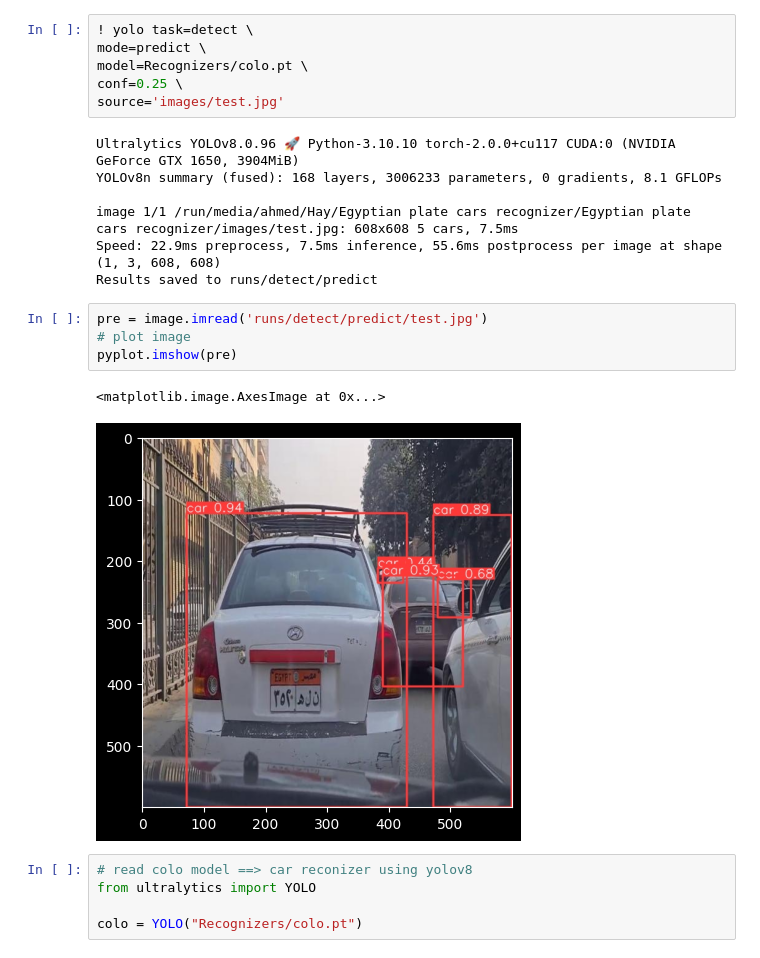
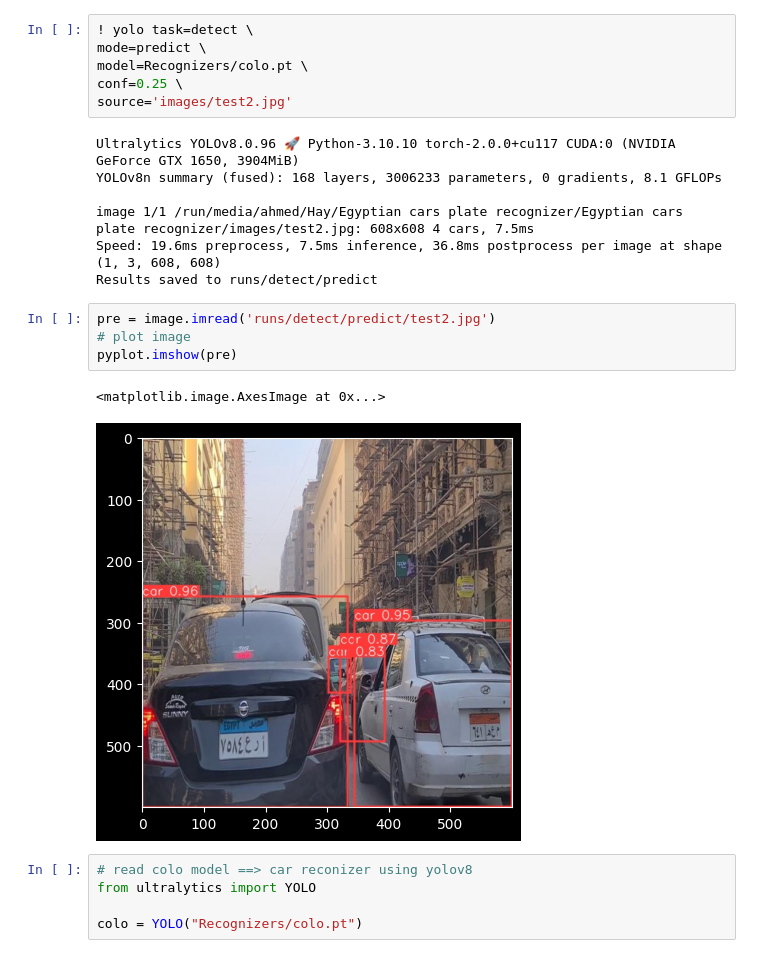
Before and after one commit to AhPro7/Egyptian-plate-cars-recognizer, a Jupyter notebook: cars_model.ipynb, the cells around one changed output. Drawn from its saved outputs; the diff is of its cells as text.

```diff
--- a/cars_model.ipynb
+++ b/cars_model.ipynb
@@ -17,21 +17,21 @@ pyplot.imshow(data)
 mode=predict \
 model=Recognizers/colo.pt \
 conf=0.25 \
-source='images/test.jpg'
+source='images/test2.jpg'
 # %% [output]
 Ultralytics YOLOv8.0.96 🚀 Python-3.10.10 torch-2.0.0+cu117 CUDA:0 (NVIDIA GeForce GTX 1650, 3904MiB)
 YOLOv8n summary (fused): 168 layers, 3006233 parameters, 0 gradients, 8.1 GFLOPs
 
-image 1/1 /run/media/ahmed/Hay/Egyptian plate cars recognizer/Egyptian plate cars recognizer/images/test.jpg: 608x608 5 cars, 7.5ms
-Speed: 22.9ms preprocess, 7.5ms inference, 55.6ms postprocess per image at shape (1, 3, 608, 608)
+image 1/1 /run/media/ahmed/Hay/Egyptian cars plate recognizer/Egyptian cars plate recognizer/images/test2.jpg: 608x608 4 cars, 7.5ms
+Speed: 19.6ms preprocess, 7.5ms inference, 36.8ms postprocess per image at shape (1, 3, 608, 608)
 Results saved to runs/detect/predict
 # %%
-pre = image.imread('runs/detect/predict/test.jpg')
+pre = image.imread('runs/detect/predict/test2.jpg')
 # plot image
 pyplot.imshow(pre)
 # %% [output]
 <matplotlib.image.AxesImage at 0x...>
-[figure, old version]
+[figure, new version]
 # %%
 # read colo model ==> car reconizer using yolov8
 from ultralytics import YOLO
```
Also changed, not shown: parts of 7 cells of this notebook, 36 other files.
